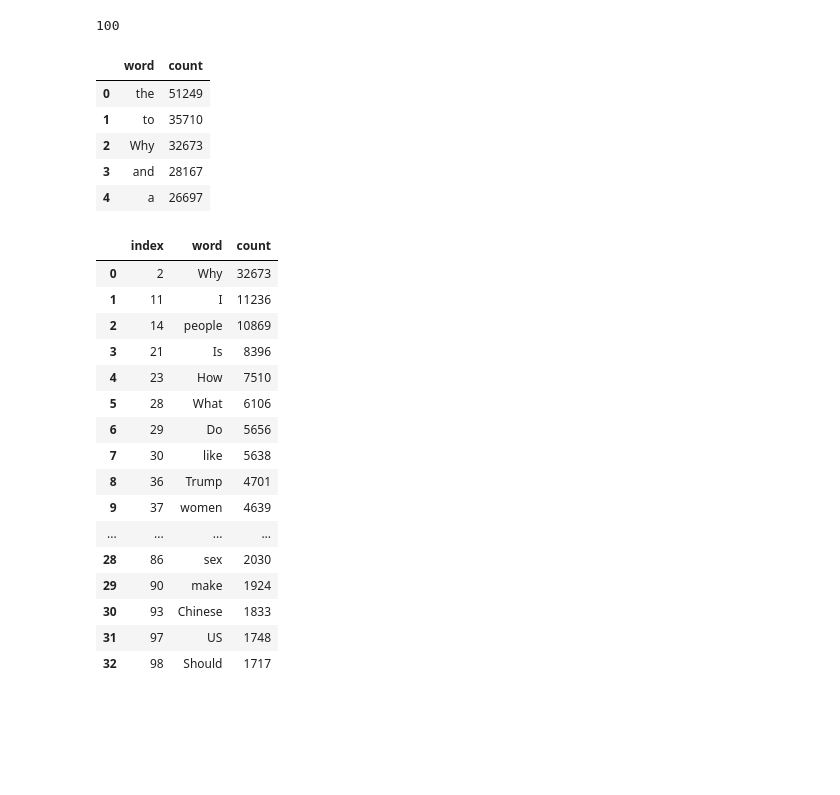
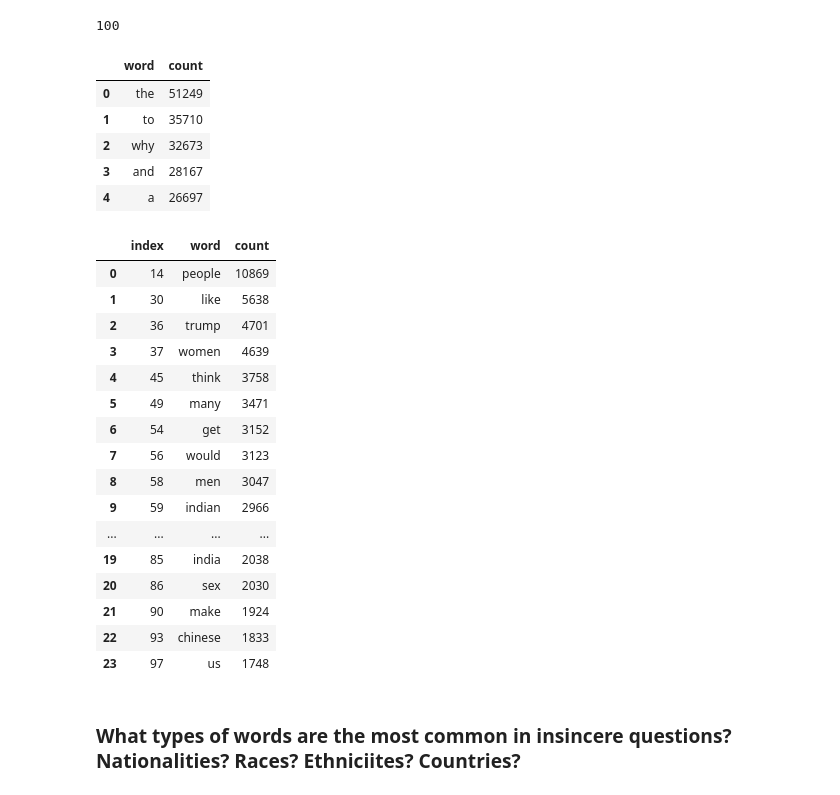
Before and after one commit to mbstone/Quora-Kaggle-Competition, a Jupyter notebook: Quora Kaggle Exploratory Data Analysis.ipynb, the cells around one changed output. Saved outputs shown, nothing was run; the diff lists cells and outputs as text; code cells hidden in the pictures; blank space fills up the shorter version.

Commit message:
fixed lowercase stopwords issue

```diff
--- a/Quora Kaggle Exploratory Data Analysis.ipynb
+++ b/Quora Kaggle Exploratory Data Analysis.ipynb
@@ -224,11 +249,12 @@ len(d)
 100
 # %%
 top_words = pd.DataFrame(np.array(d).reshape(100,2), columns = ["word", "count"])
+top_words = top_words.apply(lambda x: x.astype(str).str.lower())
 top_words.head()
 # %% [output]
 |  | word | count |
 | 0 | the | 51249 |
 | 1 | to | 35710 |
-| 2 | Why | 32673 |
+| 2 | why | 32673 |
 | 3 | and | 28167 |
 | 4 | a | 26697 |
@@ -239,19 +263,21 @@ top_words_clean = top_words[~top_words['word'].isin(stopwords)].reset_index()
 top_words_clean.head(50)
 # %% [output]
 |  | index | word | count |
-| 0 | 2 | Why | 32673 |
-| 1 | 11 | I | 11236 |
-| 2 | 14 | people | 10869 |
-| 3 | 21 | Is | 8396 |
-| 4 | 23 | How | 7510 |
-| 5 | 28 | What | 6106 |
-| 6 | 29 | Do | 5656 |
-| 7 | 30 | like | 5638 |
-| 8 | 36 | Trump | 4701 |
-| 9 | 37 | women | 4639 |
+| 0 | 14 | people | 10869 |
+| 1 | 30 | like | 5638 |
+| 2 | 36 | trump | 4701 |
+| 3 | 37 | women | 4639 |
+| 4 | 45 | think | 3758 |
+| 5 | 49 | many | 3471 |
+| 6 | 54 | get | 3152 |
+| 7 | 56 | would | 3123 |
+| 8 | 58 | men | 3047 |
+| 9 | 59 | indian | 2966 |
 | ... | ... | ... | ... |
-| 28 | 86 | sex | 2030 |
-| 29 | 90 | make | 1924 |
-| 30 | 93 | Chinese | 1833 |
-| 31 | 97 | US | 1748 |
-| 32 | 98 | Should | 1717 |
+| 19 | 85 | india | 2038 |
+| 20 | 86 | sex | 2030 |
+| 21 | 90 | make | 1924 |
+| 22 | 93 | chinese | 1833 |
+| 23 | 97 | us | 1748 |
+# %% [markdown]
+### What types of words are the most common in insincere questions? Nationalities? Races? Ethniciites? Countries?
```
Also changed, not shown: parts of 11 cells of this notebook.
